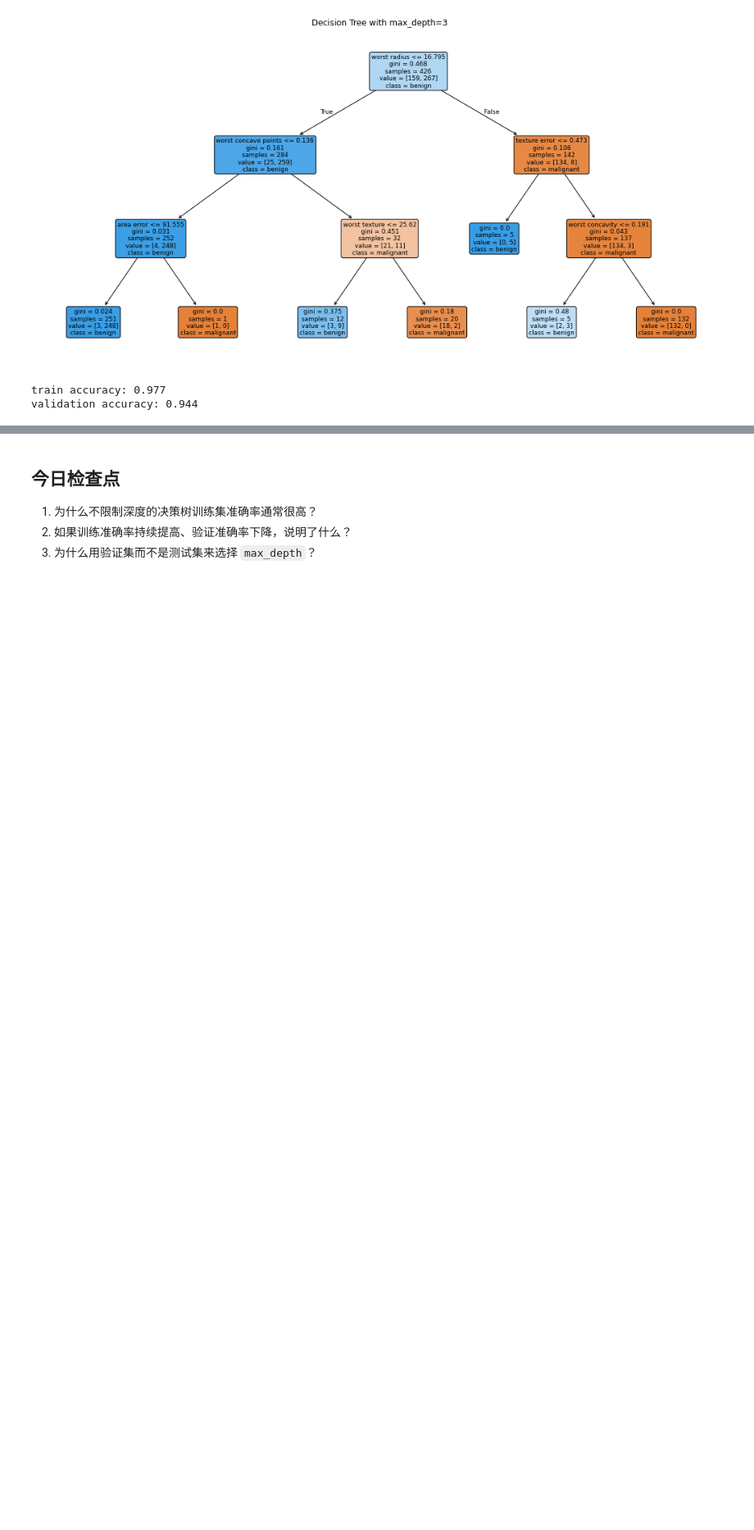
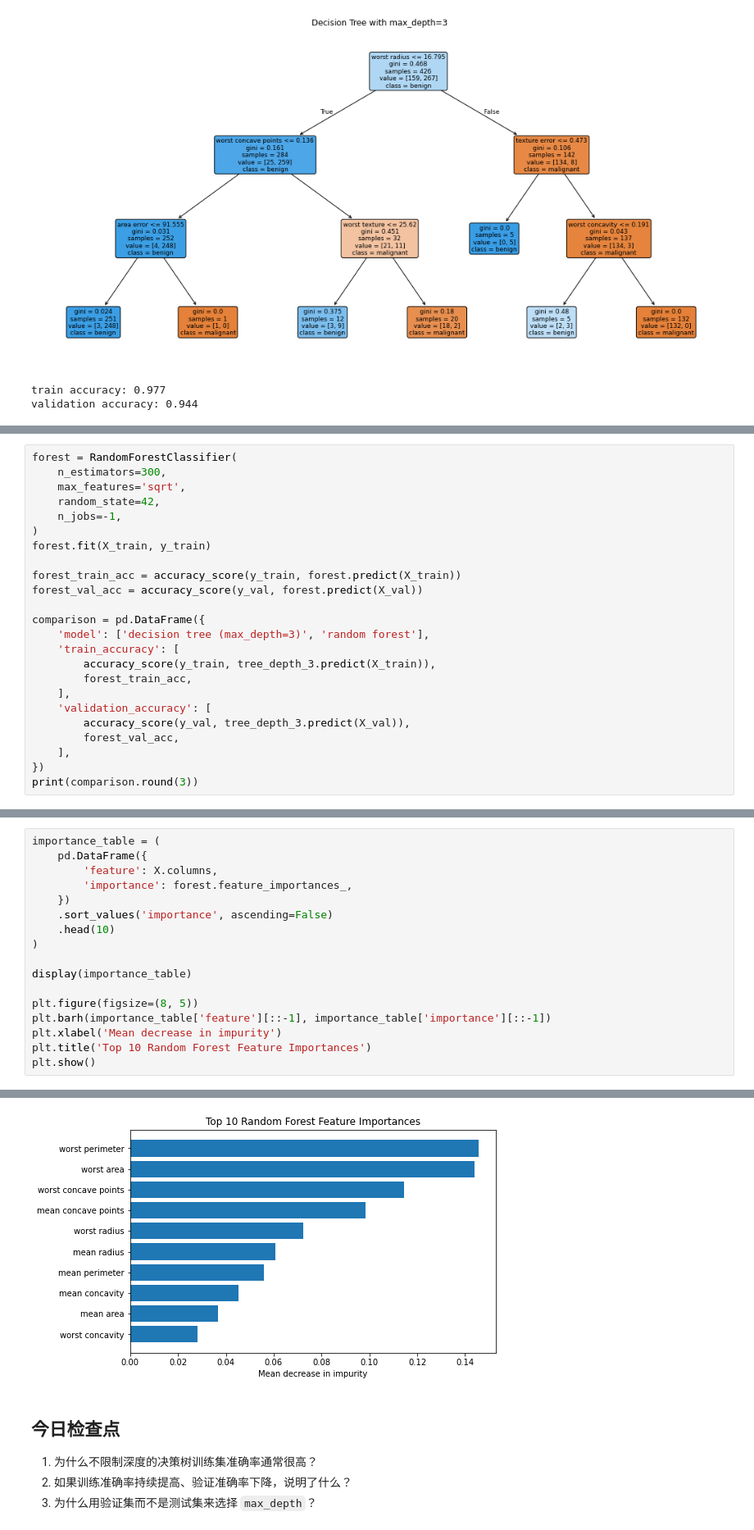
Before and after one commit to luoganzhi/algorithm-engineering-learning, a Jupyter notebook: notebooks/w6_决策树与过拟合.ipynb, the cells around one changed output, grey strips where cells are left out. Shown at 82% size. Drawn from its saved outputs; the diff is of its cells as text; blank space fills up the shorter version.

Commit message:
feat: add random forest comparison and importance

```diff
--- a/notebooks/w6_决策树与过拟合.ipynb
+++ b/notebooks/w6_决策树与过拟合.ipynb
@@ -130,0 +138,24 @@ validation accuracy: 0.944
+# %%
+forest = RandomForestClassifier(
+    n_estimators=300,
+    max_features='sqrt',
+    random_state=42,
+    n_jobs=-1,
+)
+forest.fit(X_train, y_train)
+
+forest_train_acc = accuracy_score(y_train, forest.predict(X_train))
+forest_val_acc = accuracy_score(y_val, forest.predict(X_val))
+
+comparison = pd.DataFrame({
+    'model': ['decision tree (max_depth=3)', 'random forest'],
+    'train_accuracy': [
+        accuracy_score(y_train, tree_depth_3.predict(X_train)),
+        forest_train_acc,
+    ],
+    'validation_accuracy': [
+        accuracy_score(y_val, tree_depth_3.predict(X_val)),
+        forest_val_acc,
+    ],
+})
+print(comparison.round(3))
@@ -130,0 +170,18 @@ validation accuracy: 0.944
+# %%
+importance_table = (
+    pd.DataFrame({
+        'feature': X.columns,
+        'importance': forest.feature_importances_,
+    })
+    .sort_values('importance', ascending=False)
+    .head(10)
+)
+
+display(importance_table)
+
+plt.figure(figsize=(8, 5))
+plt.barh(importance_table['feature'][::-1], importance_table['importance'][::-1])
+plt.xlabel('Mean decrease in impurity')
+plt.title('Top 10 Random Forest Feature Importances')
+plt.show()
+# %% [output]
@@ -131,3 +199,4 @@ validation accuracy: 0.944
+[figure, added]
 # %% [markdown]
 ## 今日检查点
 
```
Also changed, not shown: parts of 5 cells of this notebook, 2 other files.
